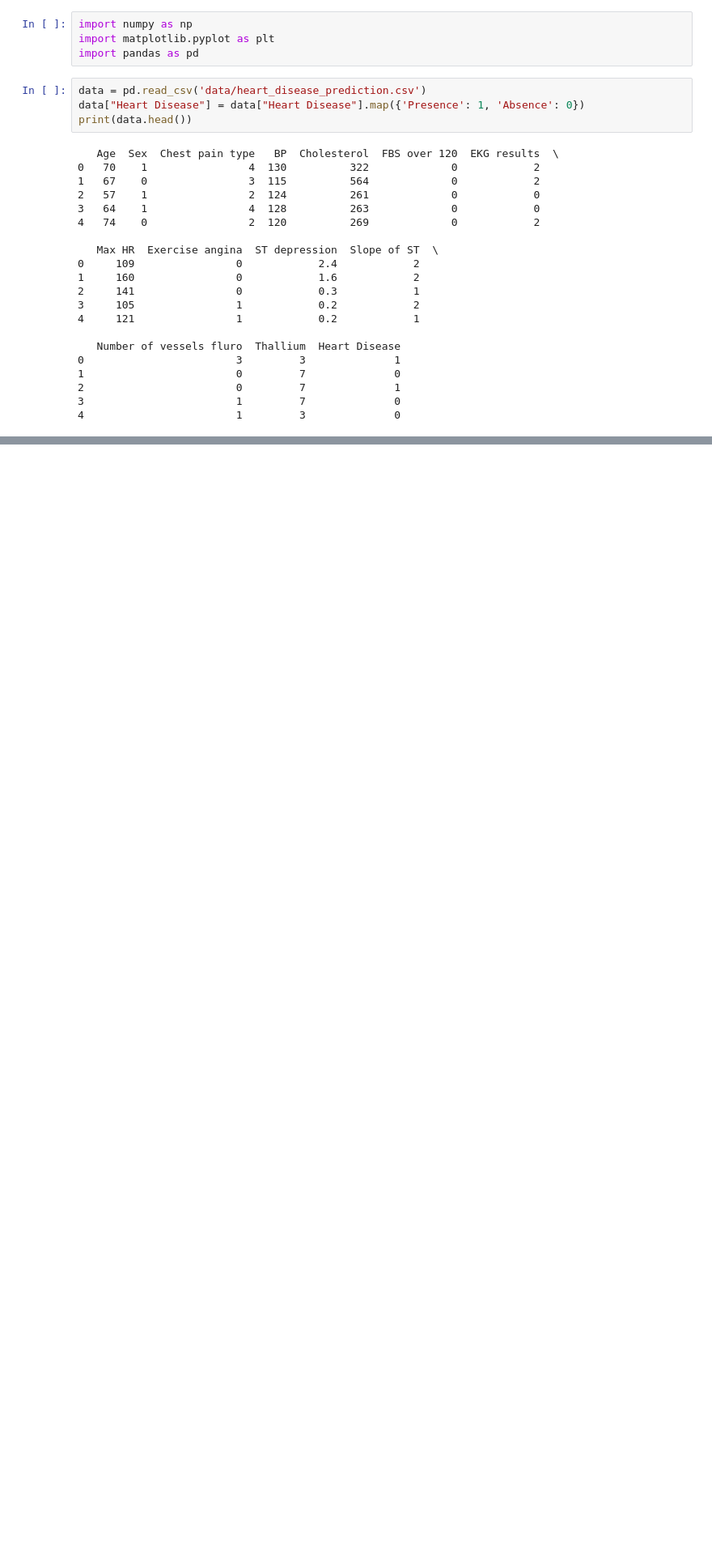
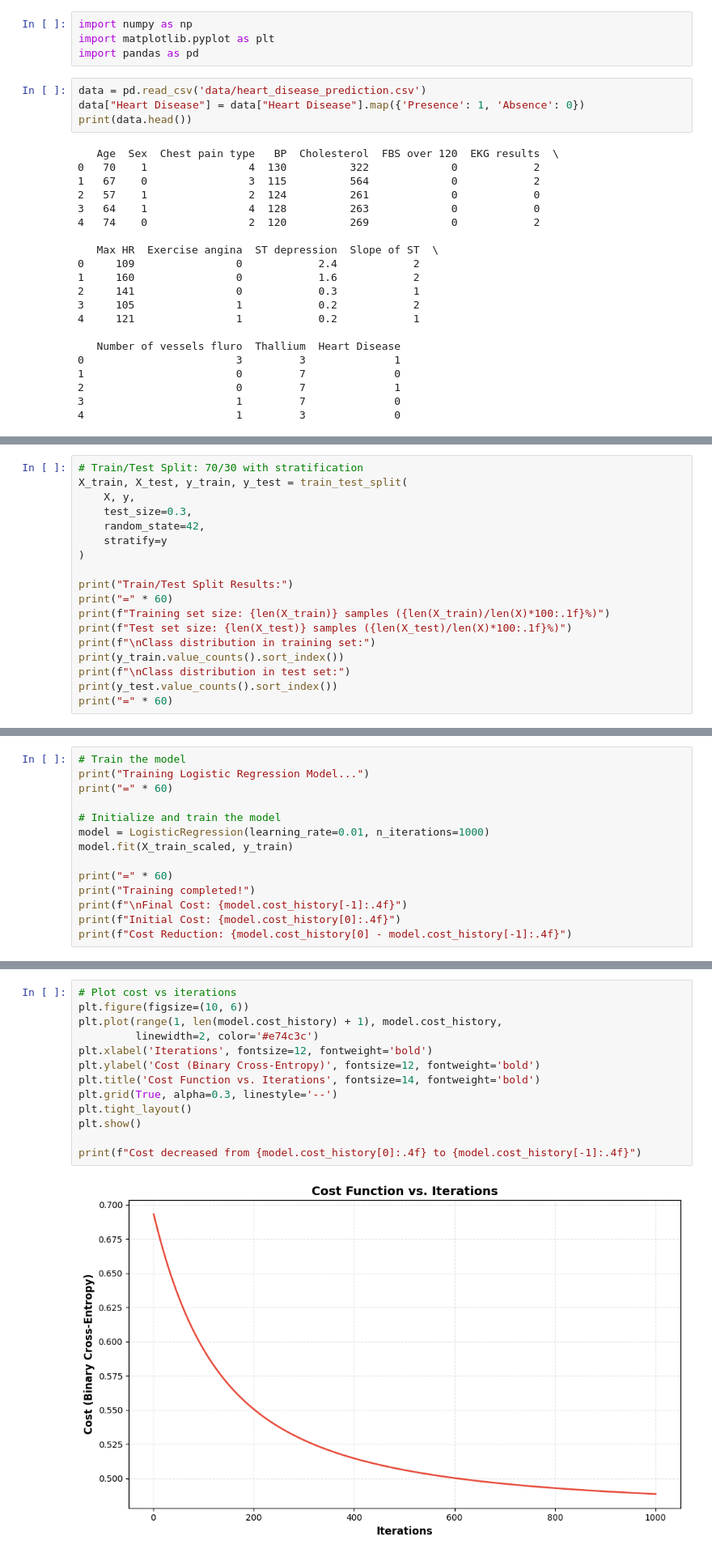
Before and after one commit to juanfe-rangel/logistic-regression, a Jupyter notebook: heart_disease_lr_analysis.ipynb, the cells around one changed output, grey strips where cells are left out. Shown at 81% size. Saved outputs shown, nothing was run; the diff lists cells and outputs as text; blank space fills up the shorter version.

Commit message:
final functional requirements

```diff
--- a/heart_disease_lr_analysis.ipynb
+++ b/heart_disease_lr_analysis.ipynb
@@ -65,0 +319,18 @@ print(data.head())
+# %%
+# Train/Test Split: 70/30 with stratification
+X_train, X_test, y_train, y_test = train_test_split(
+    X, y,
+    test_size=0.3,
+    random_state=42,
+    stratify=y
+)
+
+print("Train/Test Split Results:")
+print("=" * 60)
+print(f"Training set size: {len(X_train)} samples ({len(X_train)/len(X)*100:.1f}%)")
+print(f"Test set size: {len(X_test)} samples ({len(X_test)/len(X)*100:.1f}%)")
+print(f"\nClass distribution in training set:")
+print(y_train.value_counts().sort_index())
+print(f"\nClass distribution in test set:")
+print(y_test.value_counts().sort_index())
+print("=" * 60)
@@ -65,0 +469,14 @@ print(data.head())
+# %%
+# Train the model
+print("Training Logistic Regression Model...")
+print("=" * 60)
+
+# Initialize and train the model
+model = LogisticRegression(learning_rate=0.01, n_iterations=1000)
+model.fit(X_train_scaled, y_train)
+
+print("=" * 60)
+print("Training completed!")
+print(f"\nFinal Cost: {model.cost_history[-1]:.4f}")
+print(f"Initial Cost: {model.cost_history[0]:.4f}")
+print(f"Cost Reduction: {model.cost_history[0] - model.cost_history[-1]:.4f}")
@@ -65,0 +502,15 @@ print(data.head())
+# %%
+# Plot cost vs iterations
+plt.figure(figsize=(10, 6))
+plt.plot(range(1, len(model.cost_history) + 1), model.cost_history,
+         linewidth=2, color='#e74c3c')
+plt.xlabel('Iterations', fontsize=12, fontweight='bold')
+plt.ylabel('Cost (Binary Cross-Entropy)', fontsize=12, fontweight='bold')
+plt.title('Cost Function vs. Iterations', fontsize=14, fontweight='bold')
+plt.grid(True, alpha=0.3, linestyle='--')
+plt.tight_layout()
+plt.show()
+
+print(f"Cost decreased from {model.cost_history[0]:.4f} to {model.cost_history[-1]:.4f}")
+# %% [output]
+[figure, added]
```
Also changed, not shown: parts of 49 cells of this notebook.
